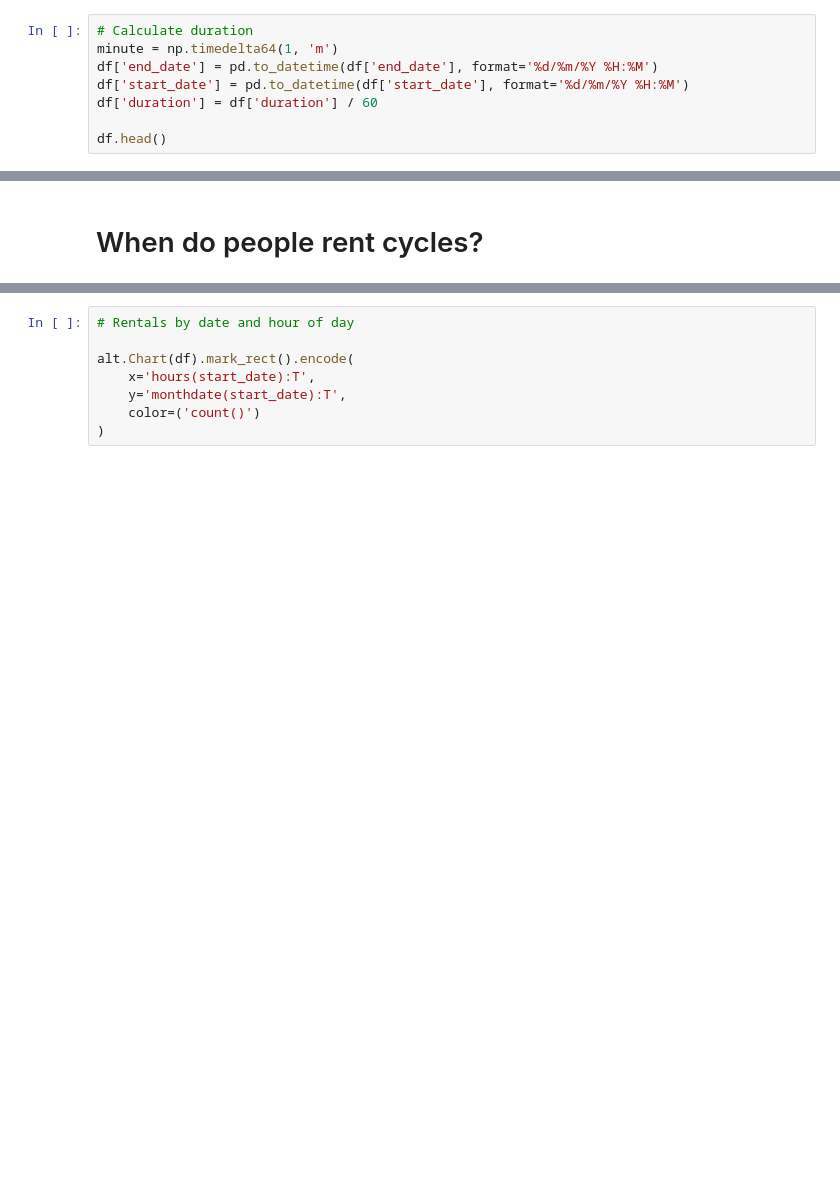
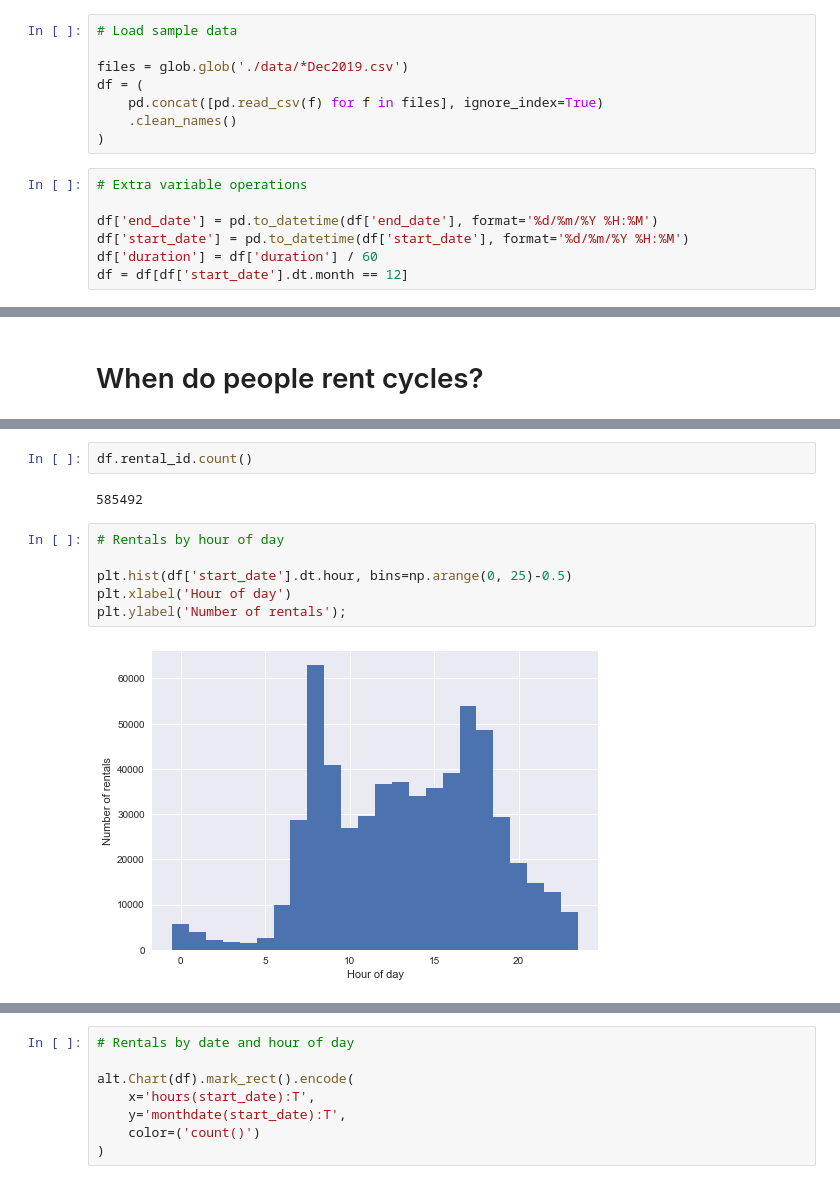
Before and after one commit to fabiangunzinger/london_cycling, a Jupyter notebook: london_cycling.ipynb, the cells around one changed output, grey strips where cells are left out. Saved outputs shown, nothing was run; the diff lists cells and outputs as text; blank space fills up the shorter version.

Commit message:
Read in multiple datasets and use matplotlib

```diff
--- a/london_cycling.ipynb
+++ b/london_cycling.ipynb
@@ -32,8 +27,15 @@ df.head()
+# %%
+# Load sample data
+
+files = glob.glob('./data/*Dec2019.csv')
+df = (
+    pd.concat([pd.read_csv(f) for f in files], ignore_index=True)
+    .clean_names()
+)
 # %%
-# Calculate duration
-minute = np.timedelta64(1, 'm')
+# Extra variable operations
+
 df['end_date'] = pd.to_datetime(df['end_date'], format='%d/%m/%Y %H:%M')
 df['start_date'] = pd.to_datetime(df['start_date'], format='%d/%m/%Y %H:%M')
 df['duration'] = df['duration'] / 60
-
-df.head()
+df = df[df['start_date'].dt.month == 12]
@@ -67,0 +63,12 @@ hod | dow
+# %%
+df.rental_id.count()
+# %% [output]
+585492
+# %%
+# Rentals by hour of day
+
+plt.hist(df['start_date'].dt.hour, bins=np.arange(0, 25)-0.5)
+plt.xlabel('Hour of day')
+plt.ylabel('Number of rentals');
+# %% [output]
+[figure, added]
```
Also changed, not shown: parts of 13 cells of this notebook, 2 other files.
